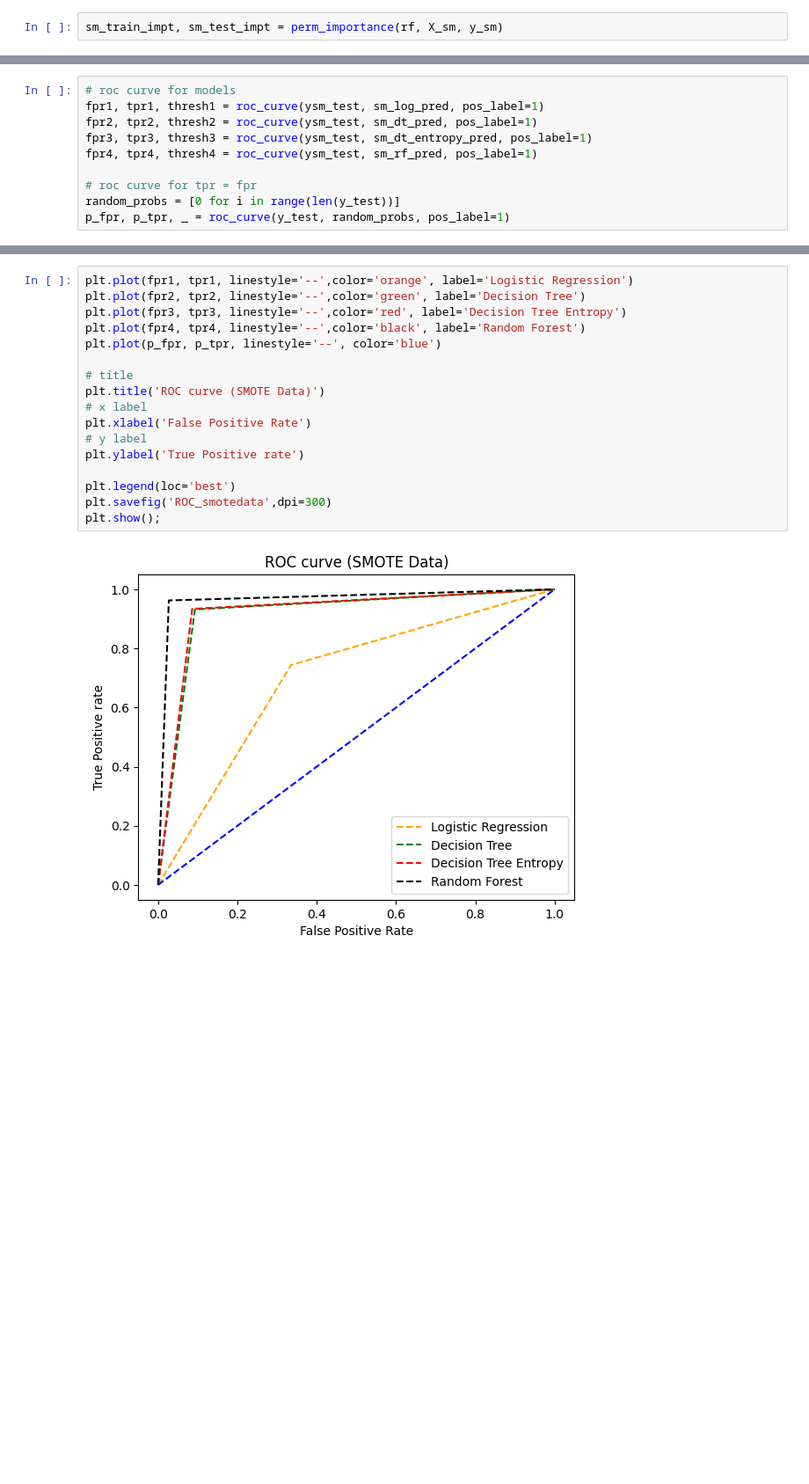
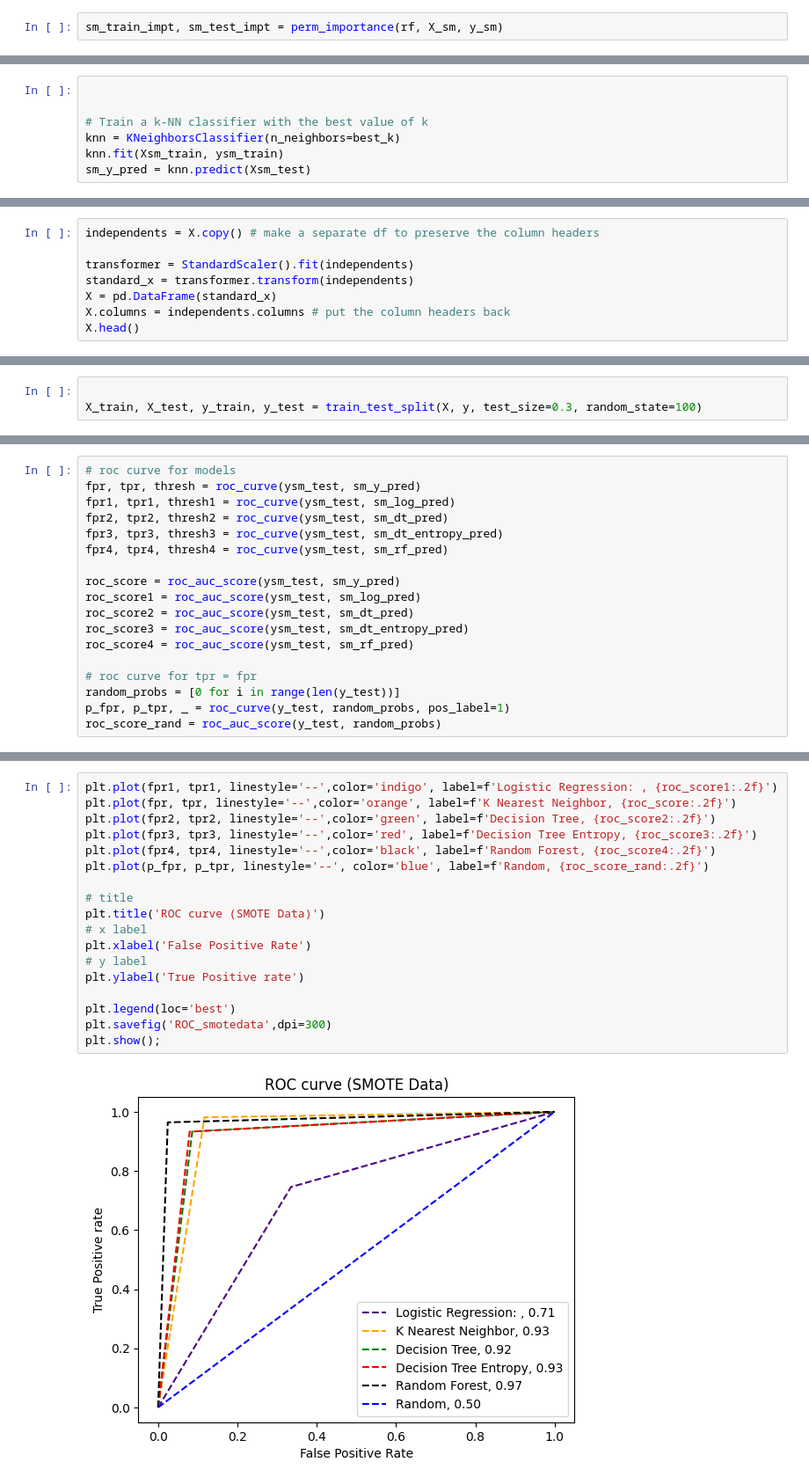
Before and after one commit to ocaoimh/hrc-mid-bootcamp-project, a Jupyter notebook: python/model.ipynb, the cells around one changed output, grey strips where cells are left out. Shown at 88% size. Cells and saved outputs as stored; diff of their text form; blank space fills up the shorter version.

```diff
--- a/python/model.ipynb
+++ b/python/model.ipynb
@@ -821,0 +1037,7 @@ plt.show()
+# %%
+
+
+# Train a k-NN classifier with the best value of k
+knn = KNeighborsClassifier(n_neighbors=best_k)
+knn.fit(Xsm_train, ysm_train)
+sm_y_pred = knn.predict(Xsm_test)
@@ -831,0 +1286,8 @@ p_fpr, p_tpr, _ = roc_curve(y_test, random_probs, pos_label=1)
+# %%
+independents = X.copy() # make a separate df to preserve the column headers
+
+transformer = StandardScaler().fit(independents)
+standard_x = transformer.transform(independents)
+X = pd.DataFrame(standard_x)
+X.columns = independents.columns # put the column headers back
+X.head()
@@ -831,0 +1301,3 @@ p_fpr, p_tpr, _ = roc_curve(y_test, random_probs, pos_label=1)
+# %%
+
+X_train, X_test, y_train, y_test = train_test_split(X, y, test_size=0.3, random_state=100)
@@ -851,10 +1591,18 @@ plt.show();
 # %%
 # roc curve for models
-fpr1, tpr1, thresh1 = roc_curve(ysm_test, sm_log_pred, pos_label=1)
-fpr2, tpr2, thresh2 = roc_curve(ysm_test, sm_dt_pred, pos_label=1)
-fpr3, tpr3, thresh3 = roc_curve(ysm_test, sm_dt_entropy_pred, pos_label=1)
-fpr4, tpr4, thresh4 = roc_curve(ysm_test, sm_rf_pred, pos_label=1)
+fpr, tpr, thresh = roc_curve(ysm_test, sm_y_pred)
+fpr1, tpr1, thresh1 = roc_curve(ysm_test, sm_log_pred)
+fpr2, tpr2, thresh2 = roc_curve(ysm_test, sm_dt_pred)
+fpr3, tpr3, thresh3 = roc_curve(ysm_test, sm_dt_entropy_pred)
+fpr4, tpr4, thresh4 = roc_curve(ysm_test, sm_rf_pred)
+
+roc_score = roc_auc_score(ysm_test, sm_y_pred)
+roc_score1 = roc_auc_score(ysm_test, sm_log_pred)
+roc_score2 = roc_auc_score(ysm_test, sm_dt_pred)
+roc_score3 = roc_auc_score(ysm_test, sm_dt_entropy_pred)
+roc_score4 = roc_auc_score(ysm_test, sm_rf_pred)
 
 # roc curve for tpr = fpr
 random_probs = [0 for i in range(len(y_test))]
 p_fpr, p_tpr, _ = roc_curve(y_test, random_probs, pos_label=1)
+roc_score_rand = roc_auc_score(y_test, random_probs)
@@ -861,19 +1611,20 @@ p_fpr, p_tpr, _ = roc_curve(y_test, random_probs, pos_label=1)
 # %%
-plt.plot(fpr1, tpr1, linestyle='--',color='orange', label='Logistic Regression')
-plt.plot(fpr2, tpr2, linestyle='--',color='green', label='Decision Tree')
-plt.plot(fpr3, tpr3, linestyle='--',color='red', label='Decision Tree Entropy')
-plt.plot(fpr4, tpr4, linestyle='--',color='black', label='Random Forest')
-plt.plot(p_fpr, p_tpr, linestyle='--', color='blue')
+plt.plot(fpr1, tpr1, linestyle='--',color='indigo', label=f'Logistic Regression: , {roc_score1:.2f}')
+plt.plot(fpr, tpr, linestyle='--',color='orange', label=f'K Nearest Neighbor, {roc_score:.2f}')
+plt.plot(fpr2, tpr2, linestyle='--',color='green', label=f'Decision Tree, {roc_score2:.2f}')
+plt.plot(fpr3, tpr3, linestyle='--',color='red', label=f'Decision Tree Entropy, {roc_score3:.2f}')
+plt.plot(fpr4, tpr4, linestyle='--',color='black', label=f'Random Forest, {roc_score4:.2f}')
+plt.plot(p_fpr, p_tpr, linestyle='--', color='blue', label=f'Random, {roc_score_rand:.2f}')
 
 # title
 plt.title('ROC curve (SMOTE Data)')
 # x label
 plt.xlabel('False Positive Rate')
 # y label
 plt.ylabel('True Positive rate')
 
 plt.legend(loc='best')
 plt.savefig('ROC_smotedata',dpi=300)
 plt.show();
 # %% [output]
-[figure, old version]
+[figure, new version]
```
Also changed, not shown: parts of 110 cells of this notebook.
